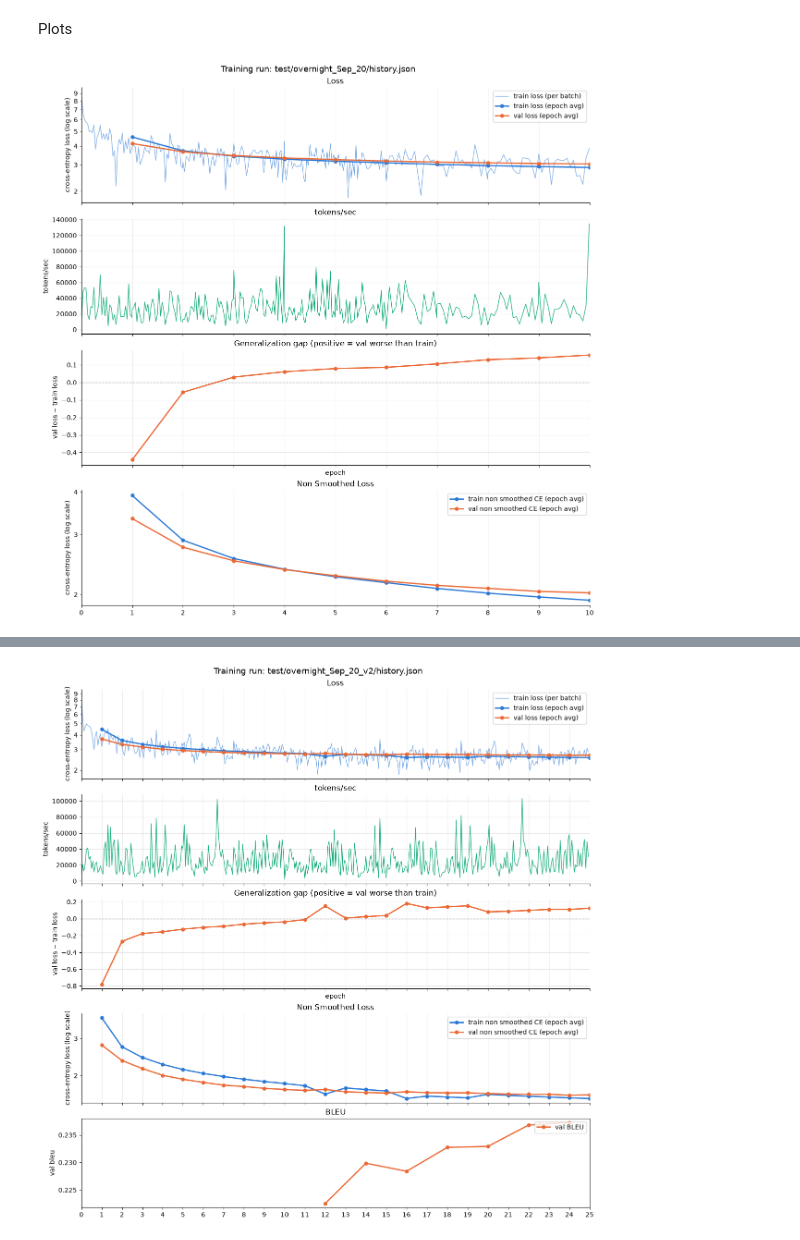
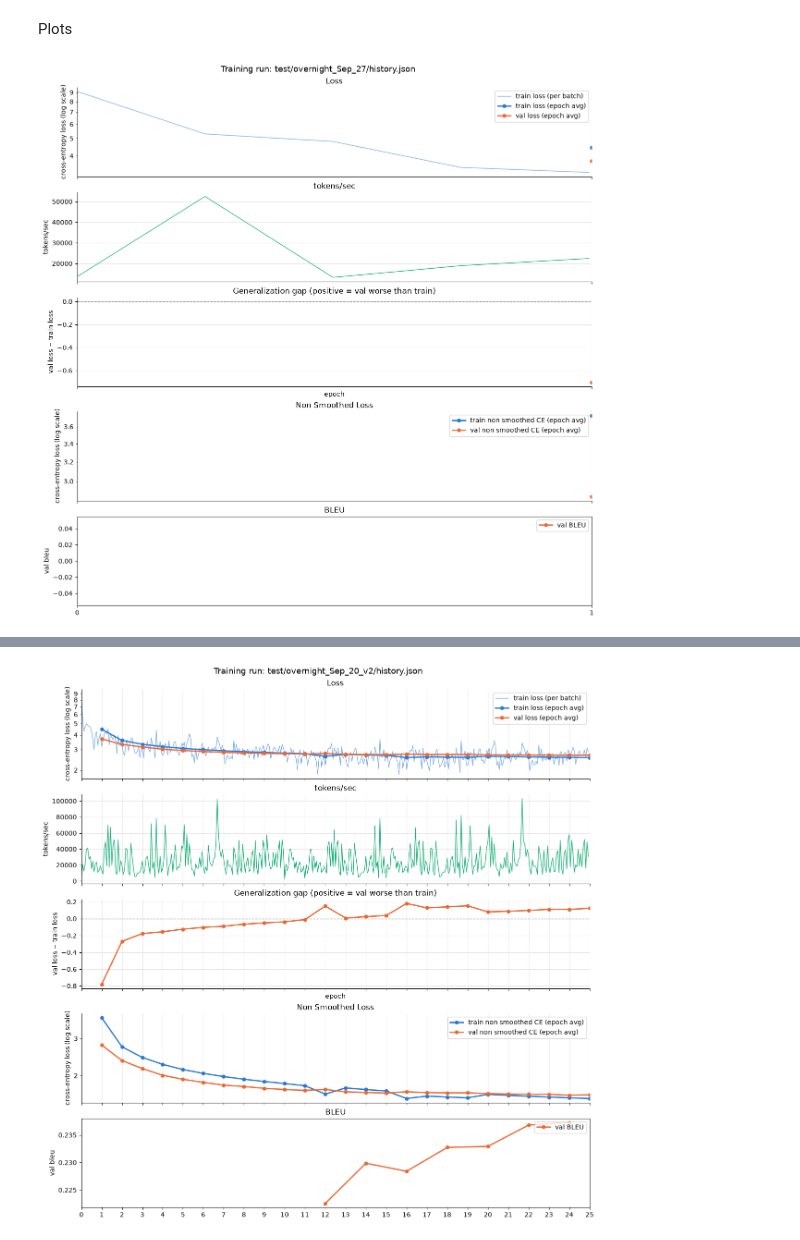
Before and after one commit to maminsed/Attention-is-All-You-Need, a Jupyter notebook: evaluation.ipynb, the cells around one changed output, grey strips where cells are left out. Drawn from its saved outputs; the diff is of its cells as text; code cells hidden in the pictures.

```diff
--- a/evaluation.ipynb
+++ b/evaluation.ipynb
@@ -97,8 +97,8 @@ def draw_plots(path):
     plt.show()
     return bdf, edf, batch_hist
 # %%
-bdf_20,edf_20,batch_hist_20 = draw_plots("test/overnight_Sep_20/history.json")
+bdf_27,edf_27,batch_hist_27 = draw_plots("test/overnight_Sep_27/history.json")
 # %% [output]
-[figure, old version]
+[figure, new version]
 # %%
 bdf_9,edf_9,batch_hist_9 = draw_plots("test/overnight_Sep_9/history.json")
```
Also changed, not shown: parts of 16 cells of this notebook, 3 other files.
